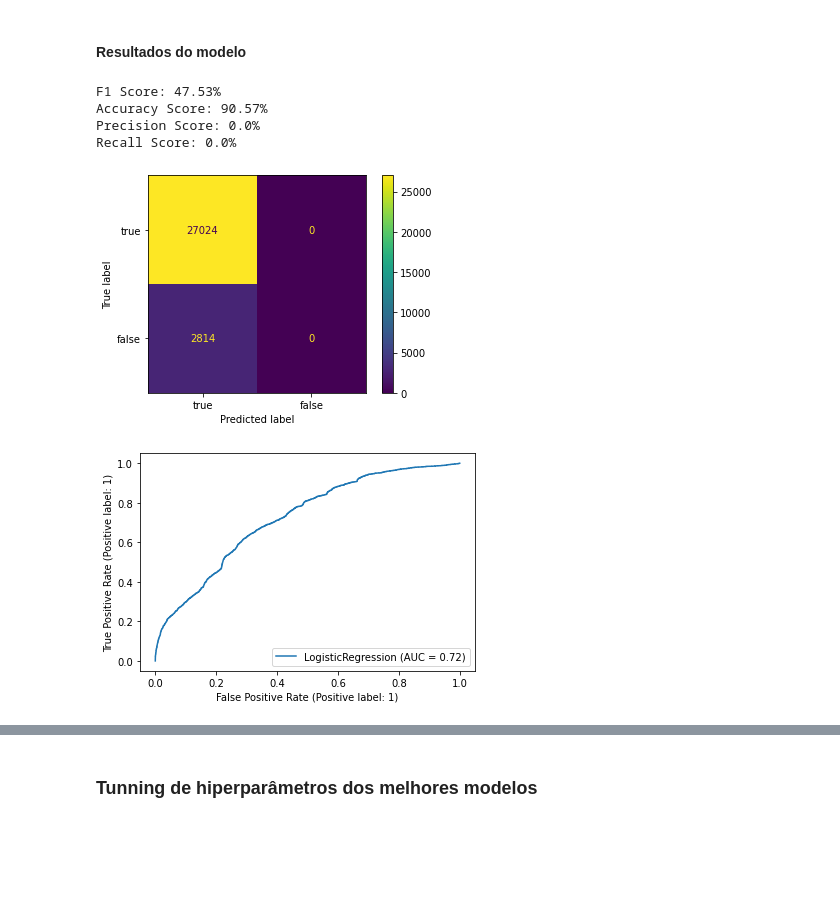
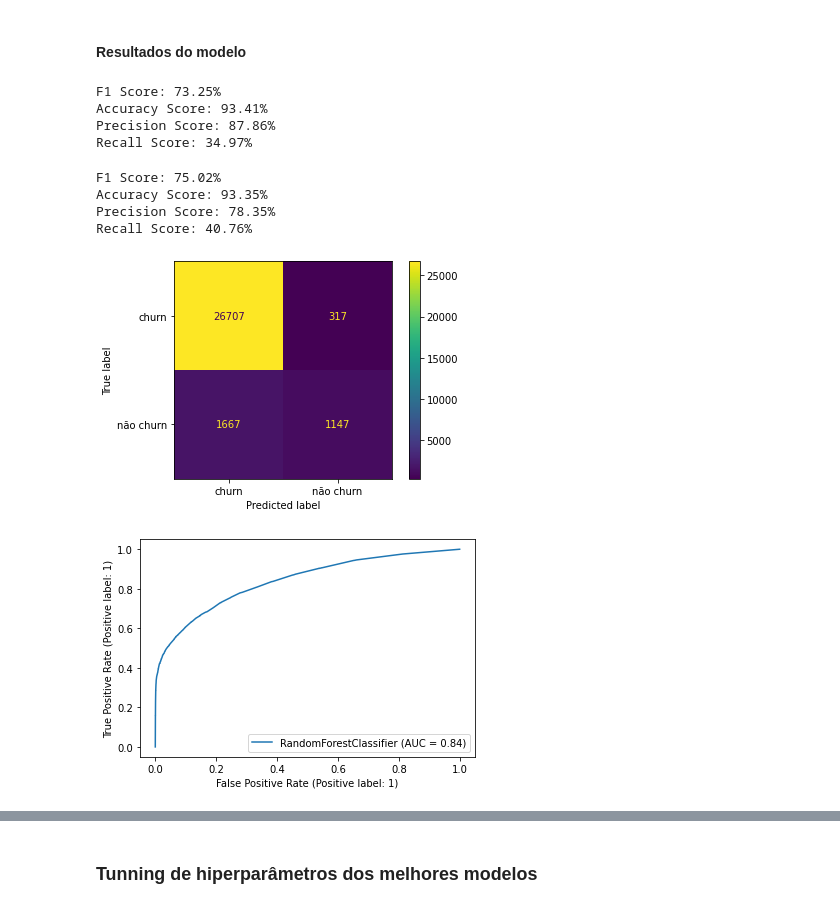
Before and after one commit to felipesilvaibi/predicao_churn, a Jupyter notebook: notebooks/analise_rep_oficial.ipynb, the cells around one changed output, grey strips where cells are left out. Saved outputs shown, nothing was run; the diff lists cells and outputs as text; code cells hidden in the pictures; blank space fills up the shorter version.

Commit message:
feat: Atualização do modelo

```diff
--- a/notebooks/analise_rep_oficial.ipynb
+++ b/notebooks/analise_rep_oficial.ipynb
@@ -927,6 +892,10 @@ X = df.drop(['churn'], axis=1)
 y = df['churn']
 
 X_train, X_test, y_train, y_test = train_test_split(X, y, test_size=0.2, random_state=1)
+
+X_train = pd.DataFrame(X_train, columns = X_train.columns)
+y_train = pd.Series(y_train)
+
 X_train, X_val, y_train, y_val = train_test_split(X_train, y_train, test_size=0.25, random_state=1) # 0.25 x 0.8 = 0.2
 # %% [markdown]
 #### Execução do modelo
@@ -944,38 +923,63 @@ GradientBoostingClassifier()
 # %% [markdown]
 #### Resultados do modelo
+# %%
+predictXG = modelXG.predict(D_test)
+best_preds = np.asarray([np.argmax(line) for line in predictXG])
+
+f1 = round(f1_score(y_test, best_preds, average='macro')*100, 2)
+accuracy = round(accuracy_score(y_test, best_preds)*100, 2)
+precision = round(precision_score(y_test, best_preds)*100, 2)
+recall = round(recall_score(y_test, best_preds)*100, 2)
+
+print(f"F1 Score: {f1}%")
+print(f"Accuracy Score: {accuracy}%")
+print(f"Precision Score: {precision}%")
+print(f"Recall Score: {recall}%")
+
+metricas = {}
+metricas["XGBoost"] = {
+    "accuracy": accuracy,
+    "precision": precision,
+    "recall": recall,
+    "f1": f1
+}
+# %% [output]
+F1 Score: 73.25%
+Accuracy Score: 93.41%
+Precision Score: 87.86%
+Recall Score: 34.97%
 # %%
-predictLR = modelLR.predict(X_test)
+predictRF = modelRF.predict(X_test)
 
-f1 = round(f1_score(y_test, predictLR, average='macro')*100, 2)
-accuracy = round(accuracy_score(y_test, predictLR)*100, 2)
-precision = round(precision_score(y_test, predictLR)*100, 2)
-recall = round(recall_score(y_test, predictLR)*100, 2)
+f1 = round(f1_score(y_test, predictRF, average='macro')*100, 2)
+accuracy = round(accuracy_score(y_test, predictRF)*100, 2)
+precision = round(precision_score(y_test, predictRF)*100, 2)
+recall = round(recall_score(y_test, predictRF)*100, 2)
 
 print(f"F1 Score: {f1}%")
 print(f"Accuracy Score: {accuracy}%")
 print(f"Precision Score: {precision}%")
 print(f"Recall Score: {recall}%")
 
-metricas = {}
-metricas["LogisticRegression"] = {
+metricas["RandomForest"] = {
     "accuracy": accuracy,
     "precision": precision,
     "recall": recall,
     "f1": f1
 }
 
-plot_confusion_matrix(modelLR, X_test, y_test, display_labels=[
-                      "true", "false"], values_format="d")
+plot_confusion_matrix(modelRF, X_test, y_test, display_labels=[
+                      "churn", "não churn"], values_format="d")
 plt.grid(False)
 plt.show()
 
-plot_roc_curve(modelLR, X_test, y_test)
+plot_roc_curve(modelRF, X_test, y_test)
 plt.show()
 # %% [output]
-F1 Score: 47.53%
-Accuracy Score: 90.57%
-Precision Score: 0.0%
-Recall Score: 0.0%
+F1 Score: 75.02%
+Accuracy Score: 93.35%
+Precision Score: 78.35%
+Recall Score: 40.76%
-[figure, old version]
+[figure, new version]
-[figure, old version]
+[figure, new version]
 # %%
```
Also changed, not shown: parts of 93 cells of this notebook, 1 other file.
